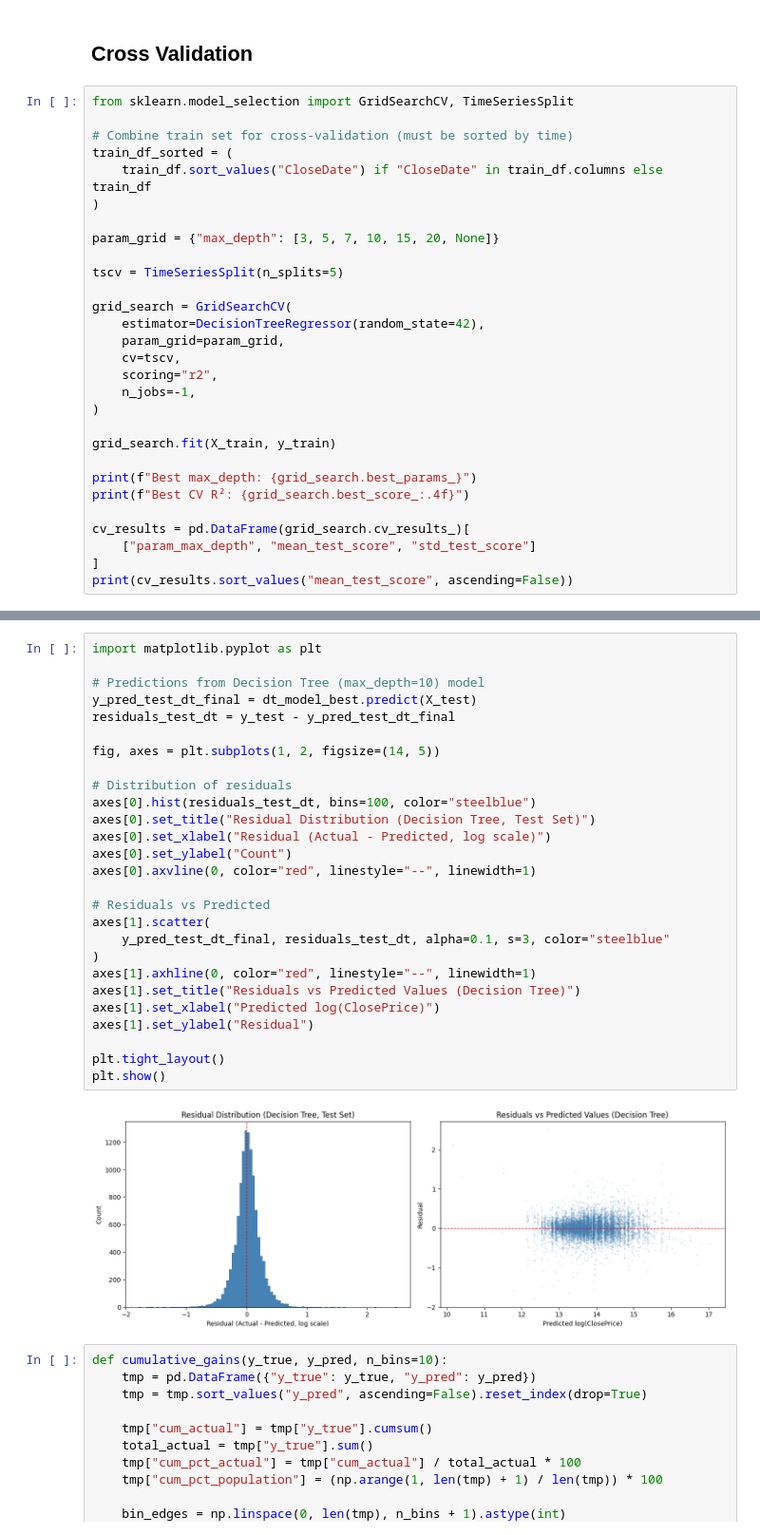
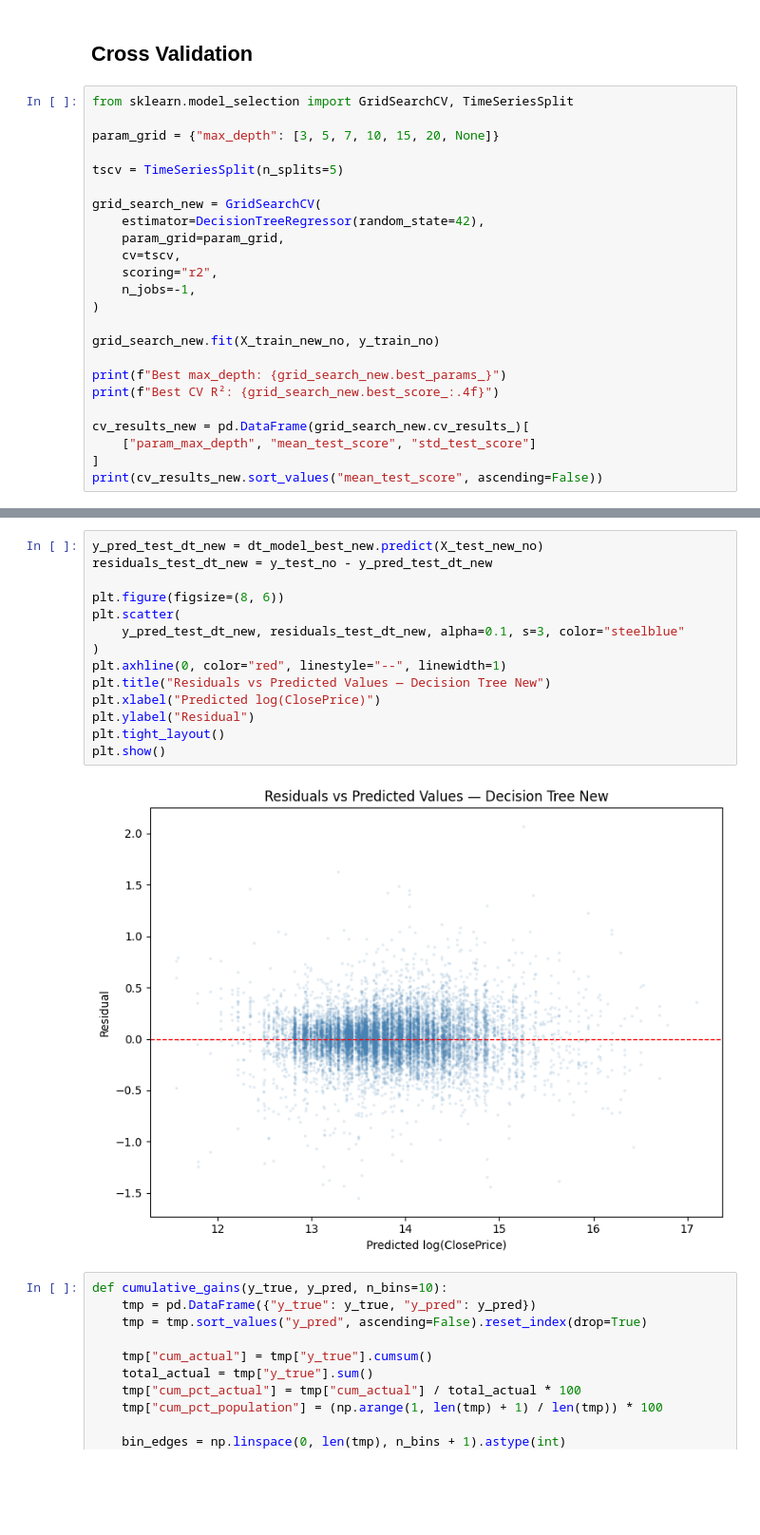
Before and after one commit to rsm-coc015/idx-exchange, a Jupyter notebook: 04_model_comparison.ipynb, the cells around one changed output, grey strips where cells are left out. Shown at 95% size. Cells and saved outputs as stored; diff of their text form; blank space fills up the shorter version.

```diff
--- a/04_model_comparison.ipynb
+++ b/04_model_comparison.ipynb
@@ -54,17 +144,12 @@ Decision Tree — Train R²: 0.9999, Val R²: 0.8646, Test R²: 0.8604
 ## Cross Validation
 # %%
 from sklearn.model_selection import GridSearchCV, TimeSeriesSplit
-
-# Combine train set for cross-validation (must be sorted by time)
-train_df_sorted = (
-    train_df.sort_values("CloseDate") if "CloseDate" in train_df.columns else train_df
-)
 
 param_grid = {"max_depth": [3, 5, 7, 10, 15, 20, None]}
 
 tscv = TimeSeriesSplit(n_splits=5)
 
-grid_search = GridSearchCV(
+grid_search_new = GridSearchCV(
     estimator=DecisionTreeRegressor(random_state=42),
     param_grid=param_grid,
     cv=tscv,
@@ -72,14 +157,14 @@ grid_search = GridSearchCV(
     n_jobs=-1,
 )
 
-grid_search.fit(X_train, y_train)
+grid_search_new.fit(X_train_new_no, y_train_no)
 
-print(f"Best max_depth: {grid_search.best_params_}")
-print(f"Best CV R²: {grid_search.best_score_:.4f}")
+print(f"Best max_depth: {grid_search_new.best_params_}")
+print(f"Best CV R²: {grid_search_new.best_score_:.4f}")
 
-cv_results = pd.DataFrame(grid_search.cv_results_)[
+cv_results_new = pd.DataFrame(grid_search_new.cv_results_)[
     ["param_max_depth", "mean_test_score", "std_test_score"]
 ]
-print(cv_results.sort_values("mean_test_score", ascending=False))
+print(cv_results_new.sort_values("mean_test_score", ascending=False))
 # %% [output]
 Best max_depth: {'max_depth': 10}
@@ -116,32 +201,19 @@ Train R²: 0.9137, Val R²: 0.8914, Test R²: 0.8920
 # %%
-import matplotlib.pyplot as plt
+y_pred_test_dt_new = dt_model_best_new.predict(X_test_new_no)
+residuals_test_dt_new = y_test_no - y_pred_test_dt_new
 
-# Predictions from Decision Tree (max_depth=10) model
-y_pred_test_dt_final = dt_model_best.predict(X_test)
-residuals_test_dt = y_test - y_pred_test_dt_final
-
-fig, axes = plt.subplots(1, 2, figsize=(14, 5))
-
-# Distribution of residuals
-axes[0].hist(residuals_test_dt, bins=100, color="steelblue")
-axes[0].set_title("Residual Distribution (Decision Tree, Test Set)")
-axes[0].set_xlabel("Residual (Actual - Predicted, log scale)")
-axes[0].set_ylabel("Count")
-axes[0].axvline(0, color="red", linestyle="--", linewidth=1)
-
-# Residuals vs Predicted
-axes[1].scatter(
-    y_pred_test_dt_final, residuals_test_dt, alpha=0.1, s=3, color="steelblue"
+plt.figure(figsize=(8, 6))
+plt.scatter(
+    y_pred_test_dt_new, residuals_test_dt_new, alpha=0.1, s=3, color="steelblue"
 )
-axes[1].axhline(0, color="red", linestyle="--", linewidth=1)
-axes[1].set_title("Residuals vs Predicted Values (Decision Tree)")
-axes[1].set_xlabel("Predicted log(ClosePrice)")
-axes[1].set_ylabel("Residual")
-
+plt.axhline(0, color="red", linestyle="--", linewidth=1)
+plt.title("Residuals vs Predicted Values — Decision Tree New")
+plt.xlabel("Predicted log(ClosePrice)")
+plt.ylabel("Residual")
 plt.tight_layout()
 plt.show()
 # %% [output]
-[figure, old version]
+[figure, new version]
 # %%
 def cumulative_gains(y_true, y_pred, n_bins=10):
     tmp = pd.DataFrame({"y_true": y_true, "y_pred": y_pred})
```
Also changed, not shown: parts of 19 cells of this notebook, 9 other files.
